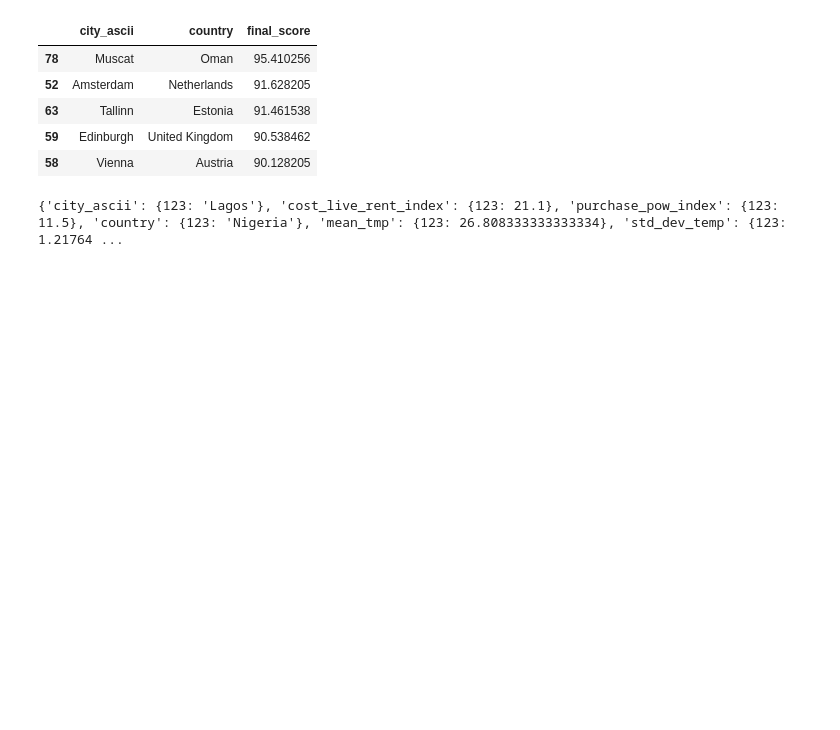
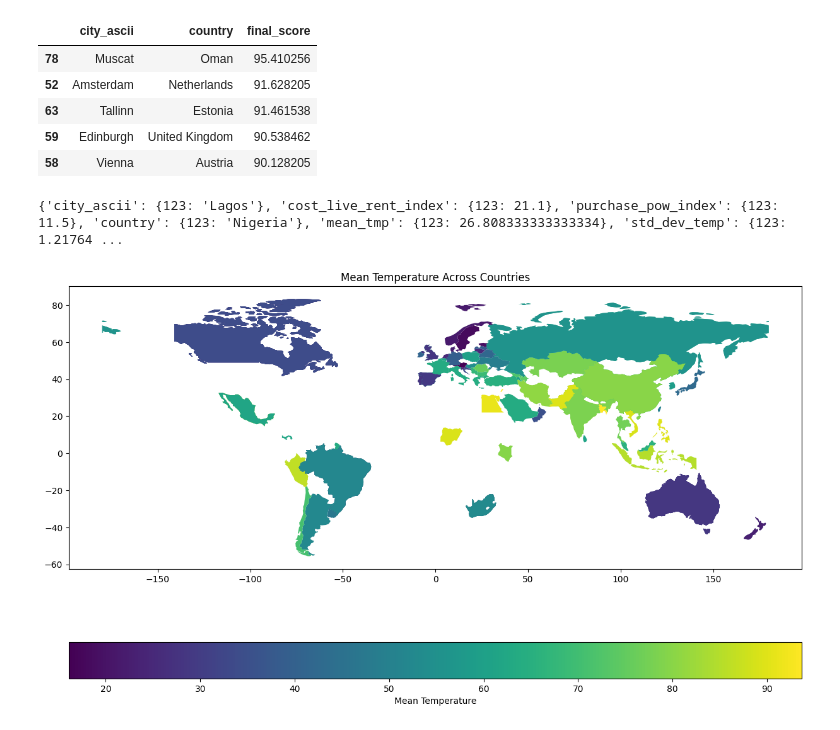
Before and after one commit to kayoooon1/city-recsys, a Jupyter notebook: Modelling/model-first-draft_with ranking.ipynb, the cells around one changed output. Drawn from its saved outputs; the diff is of its cells as text; code cells hidden in the pictures; blank space fills up the shorter version.

Commit message:
added sketch of graph world map

```diff
--- a/Modelling/model-first-draft_with ranking.ipynb
+++ b/Modelling/model-first-draft_with ranking.ipynb
@@ -114,3 +114,29 @@ finding_home_df.to_csv('C:/Users/Utente/Desktop/project-work/final_ranking.csv',
 print(final_df[final_df['city_ascii'] == "Lagos"].to_dict())
 # %% [output]
 {'city_ascii': {123: 'Lagos'}, 'cost_live_rent_index': {123: 21.1}, 'purchase_pow_index': {123: 11.5}, 'country': {123: 'Nigeria'}, 'mean_tmp': {123: 26.808333333333334}, 'std_dev_temp': {123: 1.21764 ...
+# %%
+#%pip install geopandas
+import matplotlib.pyplot as plt
+import geopandas as gpd
+
+
+# Load world map shapefile
+world = gpd.read_file(gpd.datasets.get_path('naturalearth_lowres'))
+
+# Your data (mean temperatures per country)
+data = {
+    'Country': final_df['country'].to_list(),  # Replace with your countries
+    'Mean_Temperature': final_df['pollution_index'].to_list()  # Replace with your mean temperatures
+}
+
+# Merge world map with data
+world_data = world.merge(pd.DataFrame(data), how='left', left_on='name', right_on='Country')
+
+# Plotting the map
+fig, ax = plt.subplots(1, 1, figsize=(15, 10))
+world_data.plot(column='Mean_Temperature', ax=ax, legend=True,
+                legend_kwds={'label': "Mean Temperature", 'orientation': "horizontal"})
+plt.title('Mean Temperature Across Countries')
+plt.show()
+# %% [output]
+[figure, added]
```
Also changed, not shown: parts of 2 cells of this notebook.
